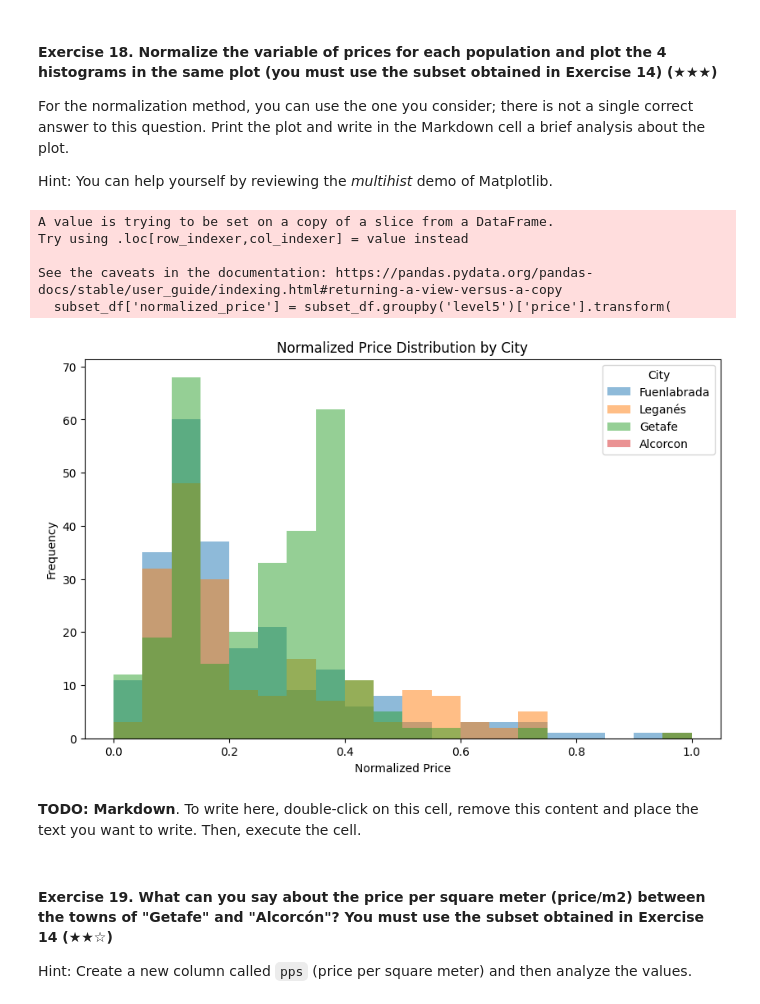
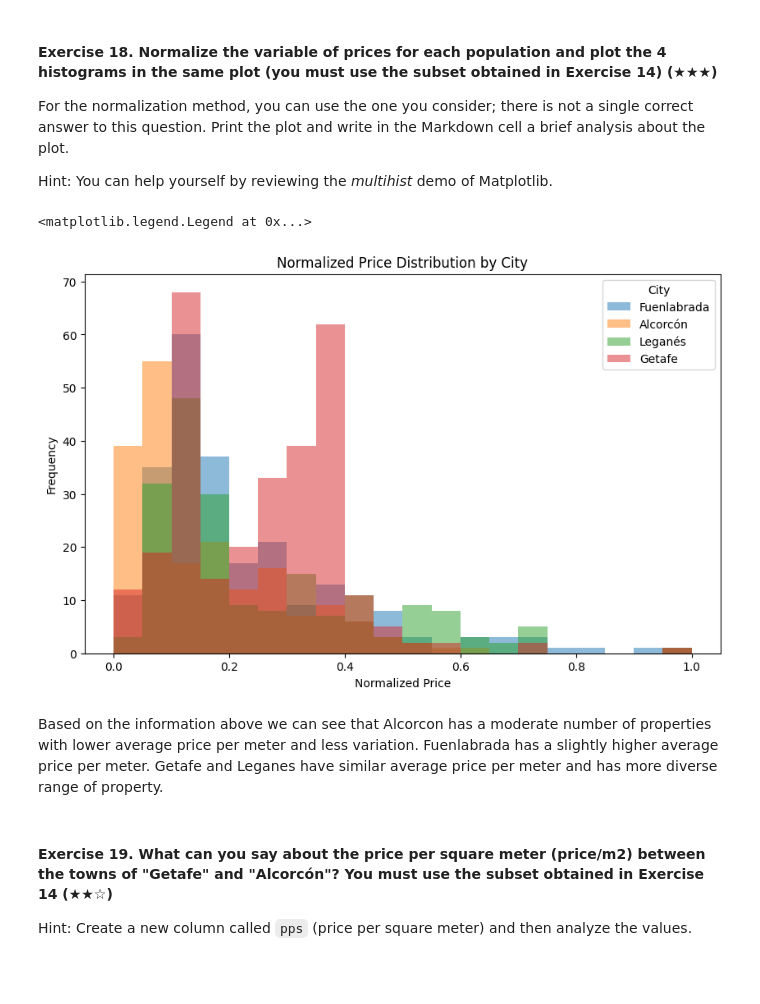
Before and after one commit to 4GeeksAcademy/Miura.realestate-datacleanup-exercise, a Jupyter notebook: project.ipynb, the cells around one changed output. Cells and saved outputs as stored; diff of their text form; code cells hidden in the pictures; blank space fills up the shorter version.

```diff
--- a/project.ipynb
+++ b/project.ipynb
@@ -354,14 +354,21 @@ dtype: float64
 
 Print both the address and the price of the selected house of each population. You can print a DataFrame or a single line for each population.
 # %%
-import pandas as pd
-df = pd.read_csv('assets/real_estate.csv', sep=';')
 
-subset_df = df[df["level5"].isin(["Fuenlabrada", "Leganés", "Getafe", "Alcorcon"])]
+ds['level5'] = ds['level5'].str.strip()
 
-most_expensive_houses = subset_df.loc[subset_df.groupby("level5")["price"].idxmax()]
+subset_ds = ds[ds['level5'].isin(['Fuenlabrada', 'Leganés', 'Getafe', 'Alcorcón'])]
 
-most_expensive_houses_df = most_expensive_houses[['level5', 'address', 'price']]
-print(most_expensive_houses_df)
+subset_ds.loc[:, 'price'] = pd.to_numeric(subset_ds['price'], errors='coerce')
+
+
+subset_ds = subset_ds.dropna(subset=['price'])
+most_expensive_houses = subset_ds.loc[subset_ds.groupby("level5")["price"].idxmax()]
+
+ds["price"] = pd.to_numeric(ds["price"], errors="coerce")
+ds = ds.dropna(subset=["price"])
+
+most_expensive_houses_ds = most_expensive_houses[['level5', 'address', 'price']]
+print(most_expensive_houses_ds)
 # %% [output]
             level5                                address    price
@@ -375,41 +383,24 @@ For the normalization method, you can use the one you consider; there is not a s
 
 Hint: You can help yourself by reviewing the *multihist* demo of Matplotlib.
 # %%
-import pandas as pd
-import matplotlib.pyplot as plt
-df = pd.read_csv('assets/real_estate.csv', sep=';')
 
-subset_df = df[df["level5"].isin(["Fuenlabrada", "Leganés", "Getafe", "Alcorcon"])]
-
-subset_df['normalized_price'] = subset_df.groupby('level5')['price'].transform(
-    lambda x: (x - x.min()) / (x.max() - x.min())
-)
-
+subset_ds['normalized_price'] = subset_ds.groupby('level5')['price'].transform(lambda x: (x - x.min()) / (x.max() - x.min()))
 
 plt.figure(figsize=(10, 6))
 
-for city in ['Fuenlabrada', 'Leganés', 'Getafe', 'Alcorcon']:
-
-    city_data = subset_df[subset_df['level5'] == city]
-
-
-    plt.hist(city_data['normalized_price'], bins=20, alpha=0.5, label=city)
+for city in subset_ds['level5'].unique():
+    plt.hist(subset_ds[subset_ds['level5'] == city]['normalized_price'], bins=20, alpha=0.5, label=city)
 
 plt.title('Normalized Price Distribution by City')
 plt.xlabel('Normalized Price')
 plt.ylabel('Frequency')
+
 plt.legend(title='City')
-
-plt.show()
 # %% [output]
-A value is trying to be set on a copy of a slice from a DataFrame.
-Try using .loc[row_indexer,col_indexer] = value instead
-
-See the caveats in the documentation: https://pandas.pydata.org/pandas-docs/stable/user_guide/indexing.html#returning-a-view-versus-a-copy
-  subset_df['normalized_price'] = subset_df.groupby('level5')['price'].transform(
+<matplotlib.legend.Legend at 0x...>
-[figure, old version]
+[figure, new version]
 # %% [markdown]
-**TODO: Markdown**. To write here, double-click on this cell, remove this content and place the text you want to write. Then, execute the cell.
+Based on the information above we can see that Alcorcon has a moderate number of properties with lower average price per meter and less variation. Fuenlabrada has a slightly higher average price per meter. Getafe and Leganes have similar average price per meter and has more diverse range of property.
 # %% [markdown]
 #### Exercise 19. What can you say about the price per square meter (price/m2) between the towns of "Getafe" and "Alcorcón"? You must use the subset obtained in Exercise 14 (★★☆)
 
```
Also changed, not shown: parts of 21 cells of this notebook, 1 other file.
